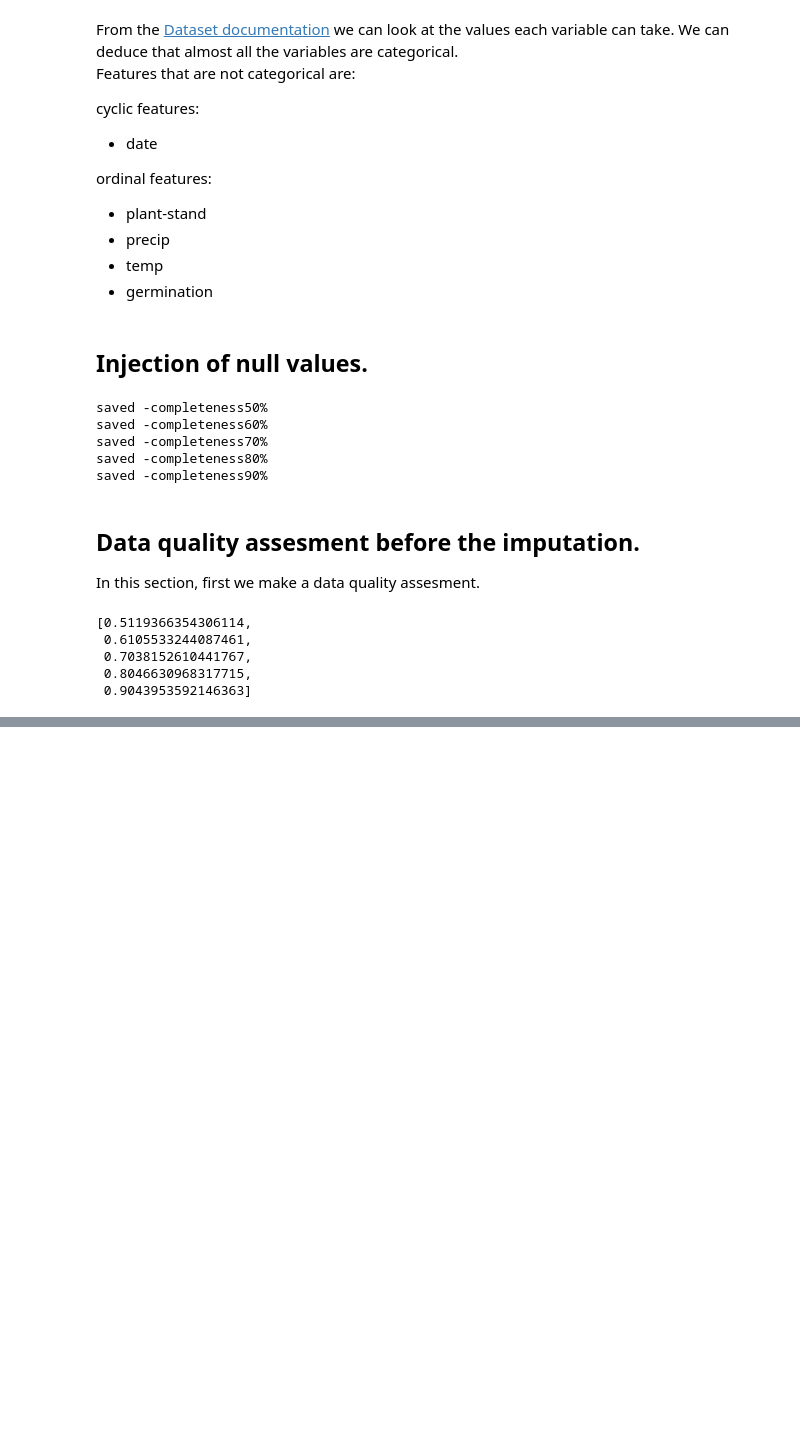
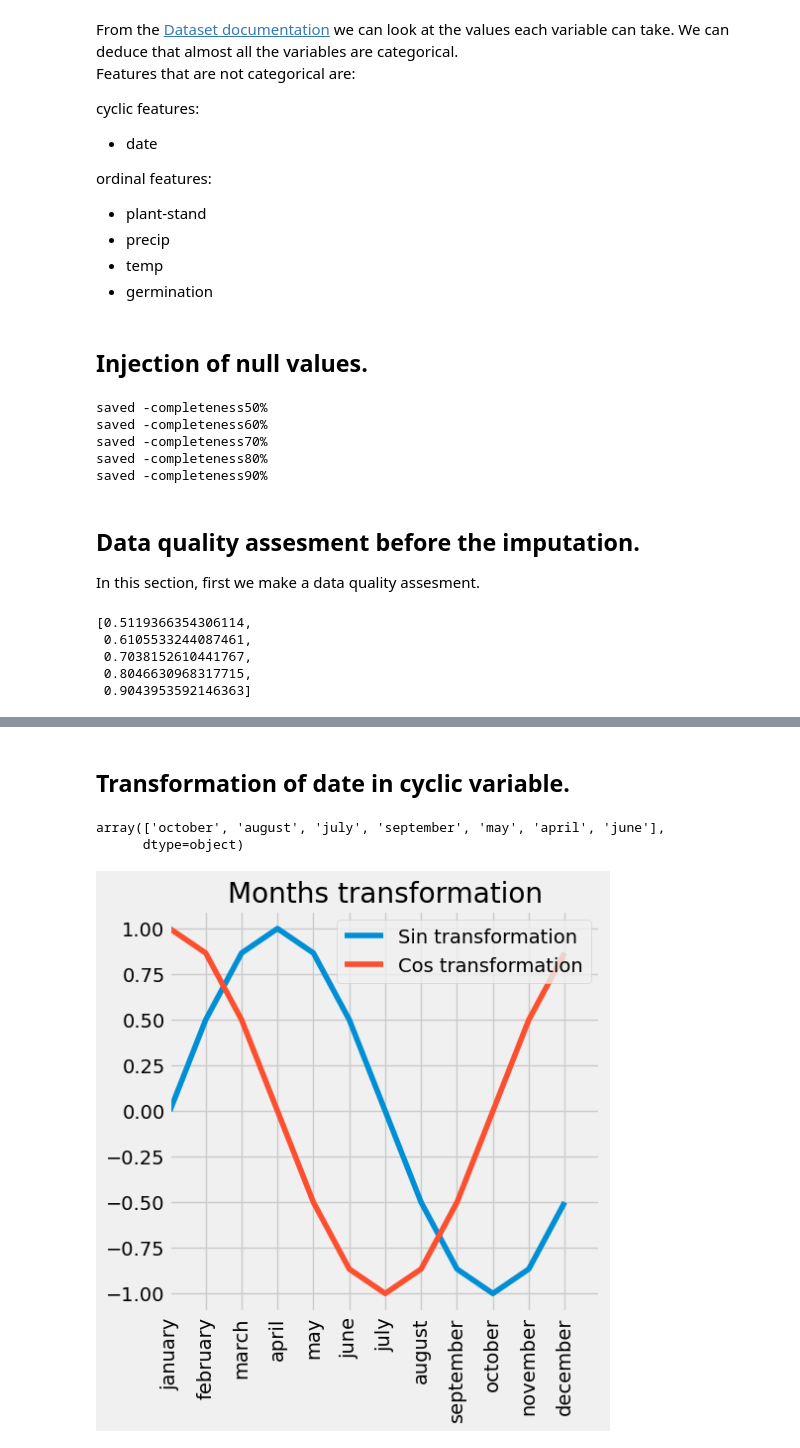
Before and after one commit to VladMarianCimpeanu/DIQ-assignment, a Jupyter notebook: code/soybean_notebook.ipynb, the cells around one changed output, grey strips where cells are left out. Drawn from its saved outputs; the diff is of its cells as text; code cells hidden in the pictures; blank space fills up the shorter version.

```diff
--- a/code/soybean_notebook.ipynb
+++ b/code/soybean_notebook.ipynb
@@ -204,0 +205,38 @@ From the [Dataset documentation](https://archive.ics.uci.edu/ml/datasets/Soybean
+# %% [markdown]
+## Transformation of date in cyclic variable.
+# %%
+soybean_df['date'].unique()
+# %% [output]
+array(['october', 'august', 'july', 'september', 'may', 'april', 'june'],
+      dtype=object)
+# %%
+months = ['january',
+          'february',
+          'march',
+          'april',
+          'may',
+          'june',
+          'july',
+          'august',
+          'september',
+          'october',
+          'november',
+          'december']
+
+period = 12
+months_sin = [np.sin((2 * np.pi * i) / period) for i, _ in enumerate(months)]
+months_cos = [np.cos((2 * np.pi * i) / period) for i, _ in enumerate(months)]
+
+plt.figure(figsize=(5, 5))
+
+plt.plot([i for i in range(len(months))], months_sin, label='Sin transformation')
+plt.plot([i for i in range(len(months))], months_cos, label='Cos transformation')
+
+plt.title('Months transformation')
+plt.xticks([i for i in range(len(months))], months, rotation=90)
+plt.xlim((0, 12))
+plt.legend()
+
+plt.show()
+# %% [output]
+[figure, added]
```
Also changed, not shown: parts of 20 cells of this notebook.
